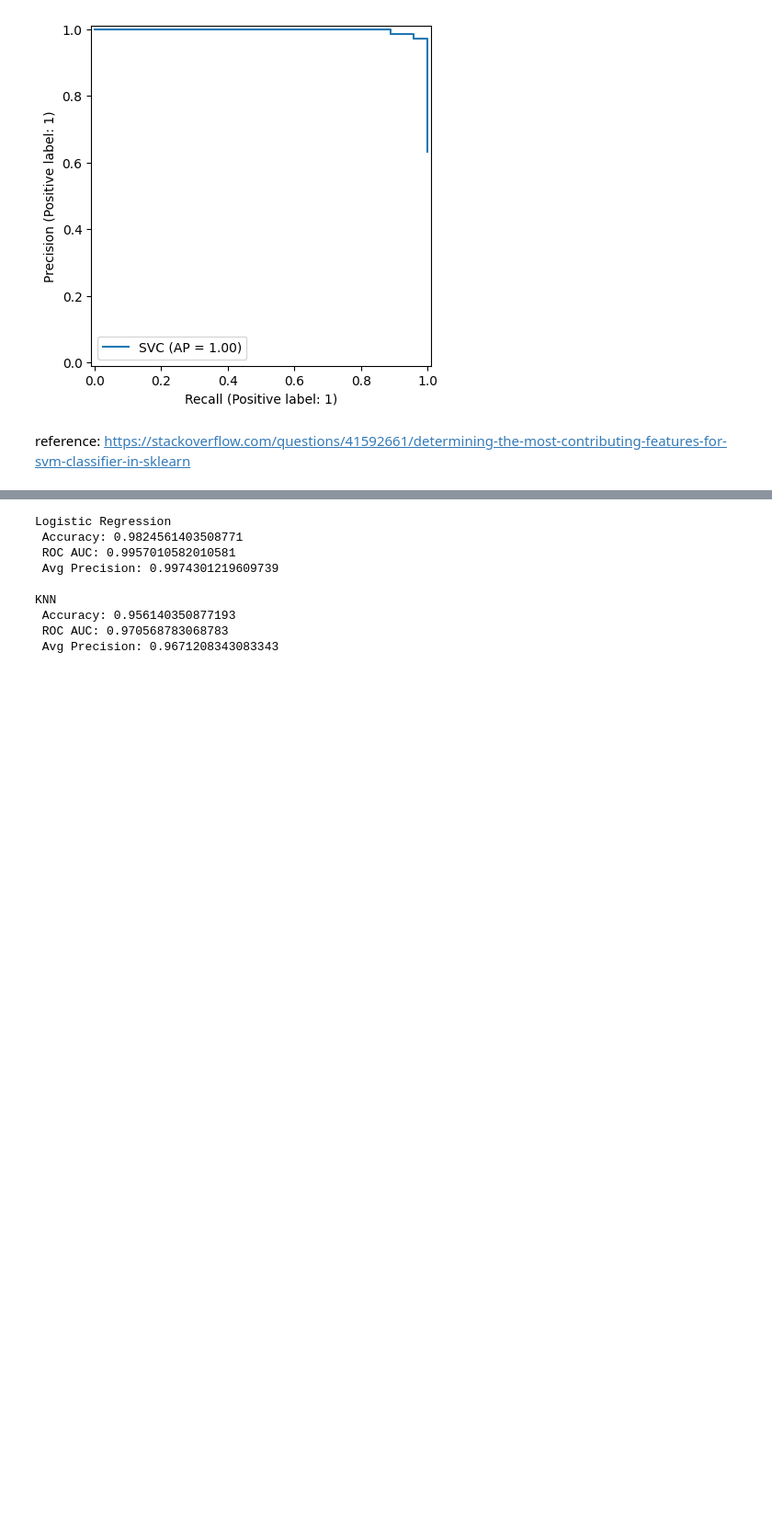
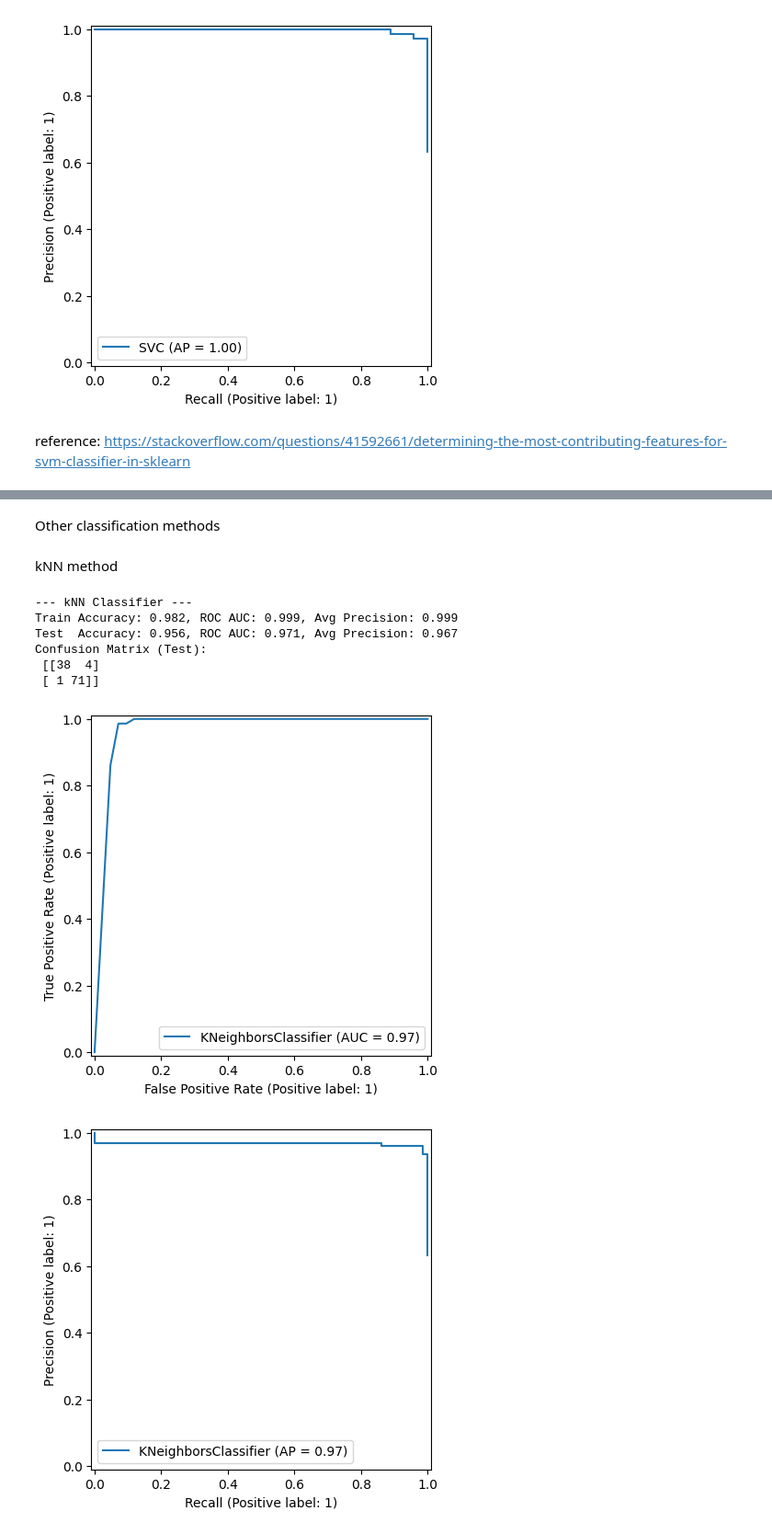
Before and after one commit to deskk/MIS_project1, a Jupyter notebook: project1.ipynb, the cells around one changed output, grey strips where cells are left out. Shown at 92% size. Cells and saved outputs as stored; diff of their text form; code cells hidden in the pictures; blank space fills up the shorter version.

```diff
--- a/project1.ipynb
+++ b/project1.ipynb
@@ -340,29 +329,43 @@ plt.show()
-# %%
-from sklearn.linear_model import LogisticRegression
-# from sklearn.ensemble import RandomForestClassifier
-from sklearn.neighbors import KNeighborsClassifier
-
-models = {
-    "Logistic Regression": LogisticRegression(max_iter=500),
-    # "Random Forest": RandomForestClassifier(random_state=0),
-    "KNN": KNeighborsClassifier()
-}
-
-for name, model in models.items():
-    model.fit(X_train_std, y_train)
-    y_pred = model.predict(X_test_std)
-    y_prob = model.predict_proba(X_test_std)[:, 1]
-    print(f"\n{name}")
-    print(" Accuracy:", accuracy_score(y_test, y_pred))
-    print(" ROC AUC:", roc_auc_score(y_test, y_prob))
-    print(" Avg Precision:", average_precision_score(y_test, y_prob))
-# %% [output]
-Logistic Regression
- Accuracy: 0.9824561403508771
- ROC AUC: 0.9957010582010581
- Avg Precision: 0.9974301219609739
-
-KNN
- Accuracy: 0.956140350877193
- ROC AUC: 0.970568783068783
- Avg Precision: 0.9671208343083343
+# %% [markdown]
+Other classification methods
+# %% [markdown]
+kNN method
+# %%
+from sklearn.neighbors import KNeighborsClassifier
+
+knn = KNeighborsClassifier(n_neighbors=5)
+knn.fit(X_train_std, y_train)
+
+y_pred_train_knn = knn.predict(X_train_std)
+y_prob_train_knn = knn.predict_proba(X_train_std)[:, 1]
+y_pred_test_knn  = knn.predict(X_test_std)
+y_prob_test_knn  = knn.predict_proba(X_test_std)[:, 1]
+
+acc_train_knn = accuracy_score(y_train, y_pred_train_knn)
+roc_train_knn = roc_auc_score(y_train, y_prob_train_knn)
+ap_train_knn  = average_precision_score(y_train, y_prob_train_knn)
+
+acc_test_knn = accuracy_score(y_test, y_pred_test_knn)
+roc_test_knn = roc_auc_score(y_test, y_prob_test_knn)
+ap_test_knn  = average_precision_score(y_test, y_prob_test_knn)
+
+print("\n--- kNN Classifier ---")
+print(f"Train Accuracy: {acc_train_knn:.3f}, ROC AUC: {roc_train_knn:.3f}, Avg Precision: {ap_train_knn:.3f}")
+print(f"Test  Accuracy: {acc_test_knn:.3f}, ROC AUC: {roc_test_knn:.3f}, Avg Precision: {ap_test_knn:.3f}")
+
+cm_knn = confusion_matrix(y_test, y_pred_test_knn)
+print("Confusion Matrix (Test):\n", cm_knn)
+
+RocCurveDisplay.from_estimator(knn, X_test_std, y_test)
+plt.show()
+PrecisionRecallDisplay.from_estimator(knn, X_test_std, y_test)
+plt.show()
+# %% [output]
+--- kNN Classifier ---
+Train Accuracy: 0.982, ROC AUC: 0.999, Avg Precision: 0.999
+Test  Accuracy: 0.956, ROC AUC: 0.971, Avg Precision: 0.967
+Confusion Matrix (Test):
+ [[38  4]
+ [ 1 71]]
+[figure, added]
+[figure, added]
```
Also changed, not shown: parts of 6 cells of this notebook.
